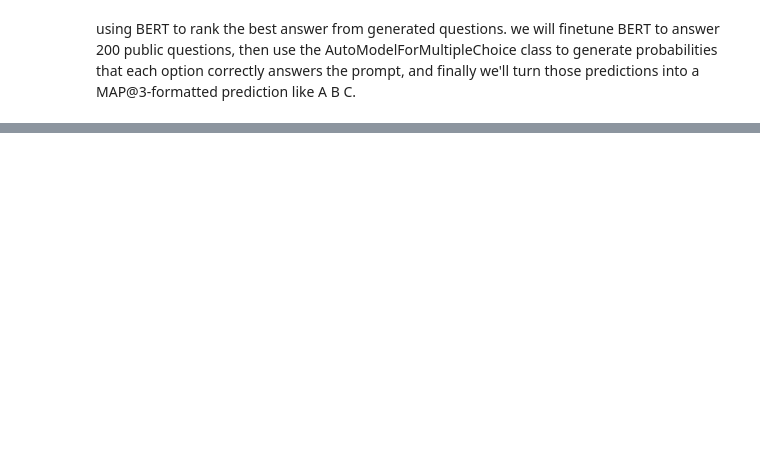
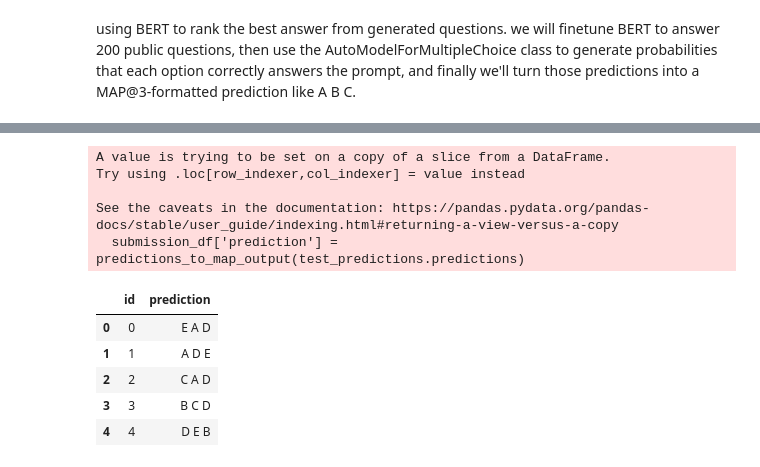
Before and after one commit to adlrmdn/Kaggle-LLM_ScienceExam, a Jupyter notebook: kaggle-llm-science-self-exam.ipynb, the cells around one changed output, grey strips where cells are left out. Cells and saved outputs as stored; diff of their text form; code cells hidden in the pictures; blank space fills up the shorter version.

```diff
--- a/kaggle-llm-science-self-exam.ipynb
+++ b/kaggle-llm-science-self-exam.ipynb
@@ -22,0 +139,8 @@ train_df.head()
+# %%
+# Get highest scoring answer and returning to default format
+import numpy as np
+def predictions_to_map_output(predictions):
+    sorted_answer_indices = np.argsort(-predictions)
+    top_answer_indices = sorted_answer_indices[:,:3]
+    top_answers = np.vectorize(index_to_option.get)(top_answer_indices)
+    return np.apply_along_axis(lambda row: ' '.join(row), 1, top_answers)
@@ -22,0 +178,9 @@ train_df.head()
+# %%
+# Tokenize test dataset
+test_df['answer'] = 'A'
+
+test_ds = Dataset.from_pandas(test_df)
+tokenized_test_ds = test_ds.map(preprocess, batched=False, remove_columns=['prompt', 'A', 'B', 'C', 'D', 'E', 'answer'])
+# %%
+# Generating predictons
+test_predictions = trainer.predict(tokenized_test_ds)
@@ -22,0 +189,18 @@ train_df.head()
+# %%
+# Submission file
+submission_df = test_df[['id']]
+submission_df['prediction'] = predictions_to_map_output(test_predictions.predictions)
+
+submission_df.head()
+# %% [output]
+A value is trying to be set on a copy of a slice from a DataFrame.
+Try using .loc[row_indexer,col_indexer] = value instead
+
+See the caveats in the documentation: https://pandas.pydata.org/pandas-docs/stable/user_guide/indexing.html#returning-a-view-versus-a-copy
+  submission_df['prediction'] = predictions_to_map_output(test_predictions.predictions)
+|  | id | prediction |
+| 0 | 0 | E A D |
+| 1 | 1 | A D E |
+| 2 | 2 | C A D |
+| 3 | 3 | B C D |
+| 4 | 4 | D E B |
```
Also changed, not shown: parts of 14 cells of this notebook.
